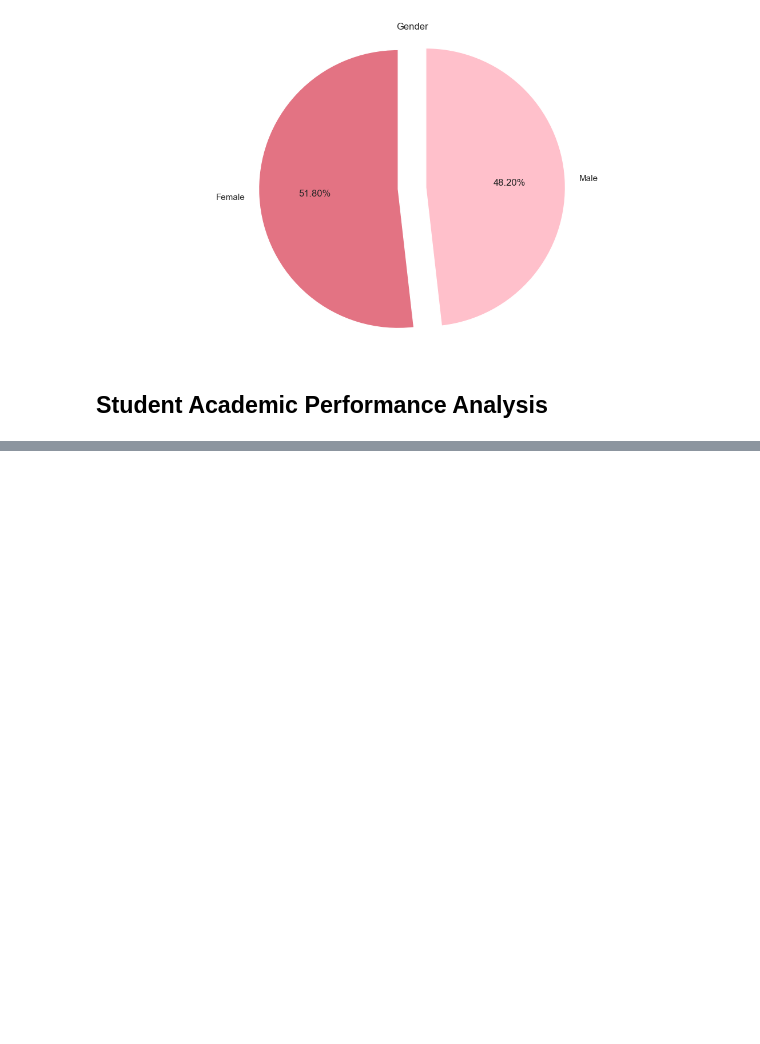
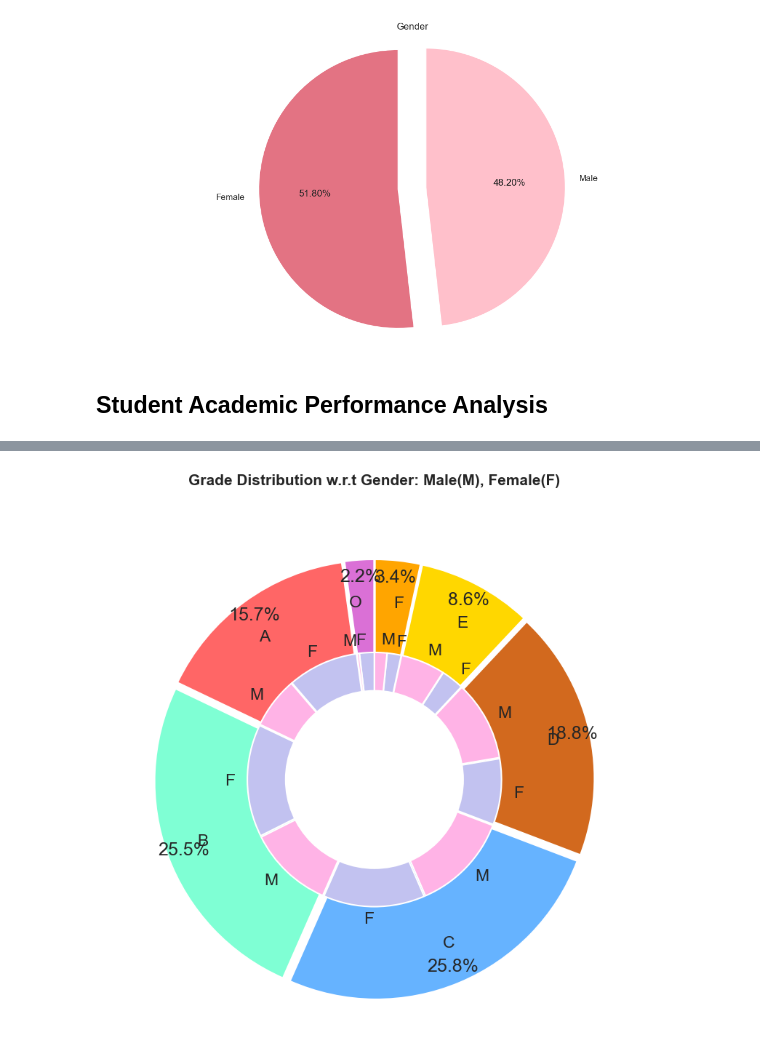
Before and after one commit to beto321/ac_performance1, a Jupyter notebook: analysis.ipynb, the cells around one changed output, grey strips where cells are left out. Cells and saved outputs as stored; diff of their text form; code cells hidden in the pictures; blank space fills up the shorter version.

```diff
--- a/analysis.ipynb
+++ b/analysis.ipynb
@@ -135,0 +147,27 @@ plt.show()
+# %%
+plt.figure(figsize=(8, 8))
+labels =["O","A","B","C","D","E","F"]
+values = [22,157,255,258,188,86,34]
+labels_gender = ["F","M","F","M","F","M","F","M","F","M","F","M","F","M"]
+sizes_gender = [19,3,91,66,145,110,131,127,85,103,29,57,18,16]
+colors = ['orchid', '#ff6666', 'aquamarine', '#66b3ff','chocolate','gold','orange']
+colors_gender = ['#c2c2f0','#ffb3e6', '#c2c2f0','#ffb3e6', '#c2c2f0','#ffb3e6', '#c2c2f0','#ffb3e6', '#c2c2f0','#ffb3e6', '#c2c2f0','#ffb3e6', '#c2c2f0','#ffb3e6']
+explode = (0.3,0.3,0.3,0.3,0.3,0.3,0.3)
+explode_gender = (0.1,0.1,0.1,0.1,0.1,0.1,0.1,0.1,0.1,0.1,0.1,0.1,0.1,0.1)
+#Plot
+plt.pie(values, labels=labels,autopct='%1.1f%%' ,pctdistance=0.92, labeldistance=0.80,colors=colors, startangle=90,frame=True, explode=explode,radius=12)
+plt.pie(sizes_gender,labels=labels_gender,colors=colors_gender,startangle=90, explode=explode_gender,radius=7)
+#Draw circle
+centre_circle = plt.Circle((0,0),5,color='black', fc='white',linewidth=0)
+fig = plt.gcf()
+fig.gca().add_artist(centre_circle)
+
+plt.title('Grade Distribution w.r.t Gender: Male(M), Female(F)', fontsize=15, fontweight='bold',y=1.1)
+
+# show plot
+
+plt.axis('equal')
+plt.tight_layout()
+plt.show()
+# %% [output]
+[figure, added]
```
Also changed, not shown: parts of 3 cells of this notebook.
